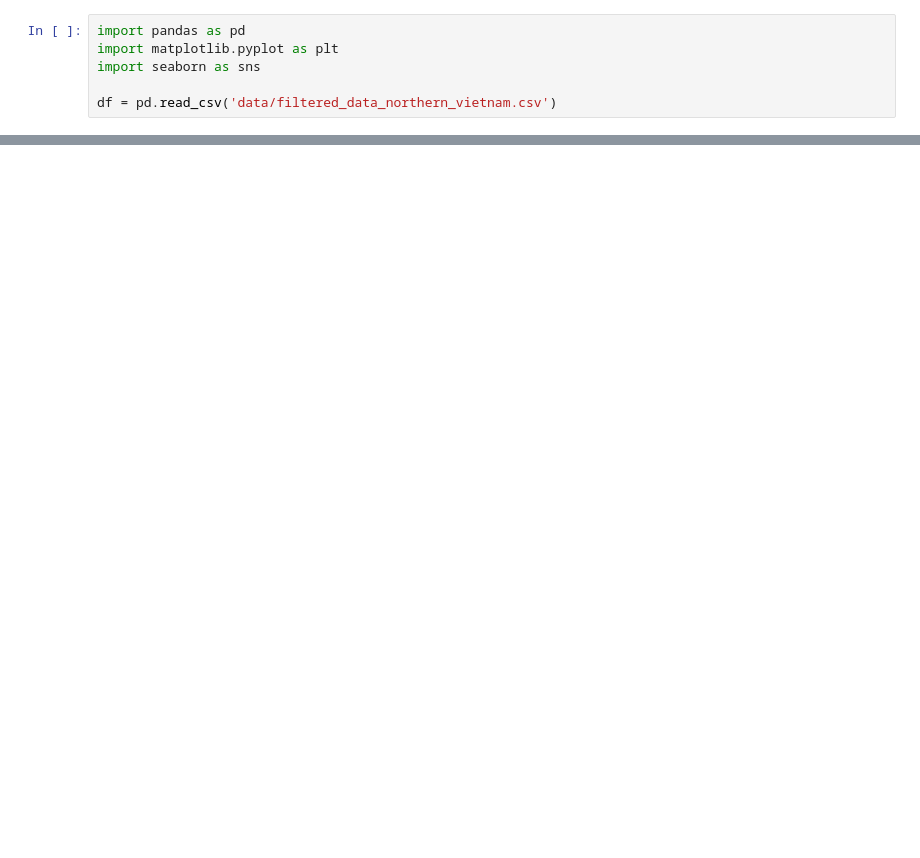
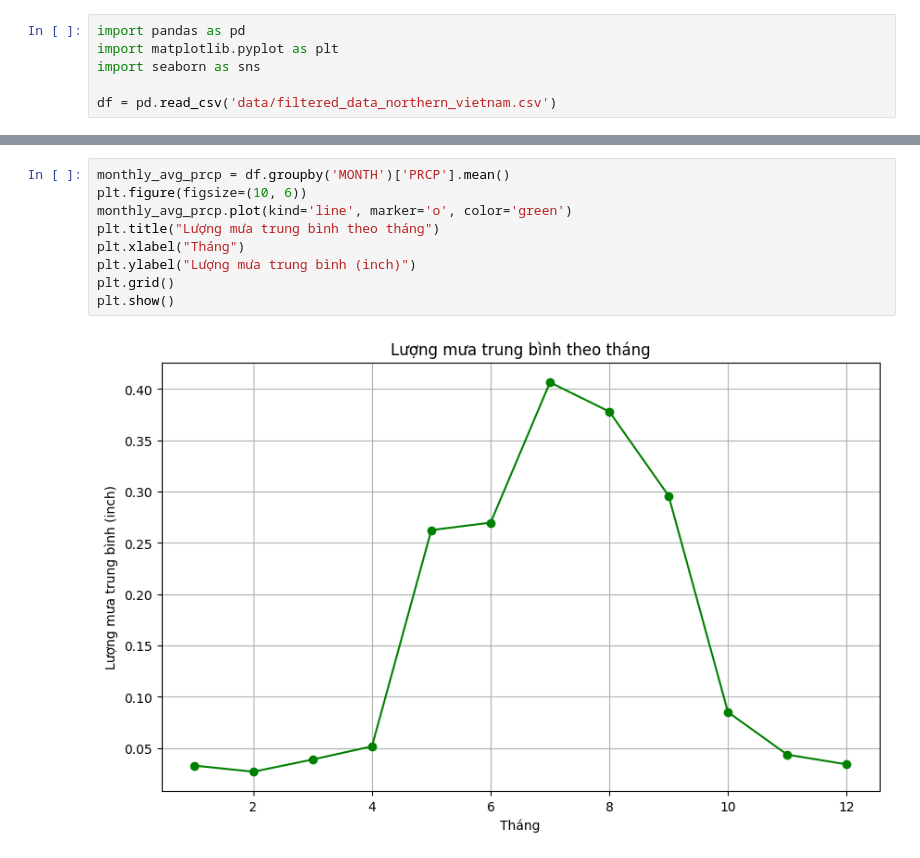
Before and after one commit to huyvanzzz/Data-Processing-Programming, a Jupyter notebook: precipitation.ipynb, the cells around one changed output, grey strips where cells are left out. Saved outputs shown, nothing was run; the diff lists cells and outputs as text; blank space fills up the shorter version.

```diff
--- a/precipitation.ipynb
+++ b/precipitation.ipynb
@@ -9,0 +26,11 @@ KeyError: 'year'
+# %%
+monthly_avg_prcp = df.groupby('MONTH')['PRCP'].mean()
+plt.figure(figsize=(10, 6))
+monthly_avg_prcp.plot(kind='line', marker='o', color='green')
+plt.title("Lượng mưa trung bình theo tháng")
+plt.xlabel("Tháng")
+plt.ylabel("Lượng mưa trung bình (inch)")
+plt.grid()
+plt.show()
+# %% [output]
+[figure, added]
```
Also changed, not shown: parts of 7 cells of this notebook, 26 other files.
